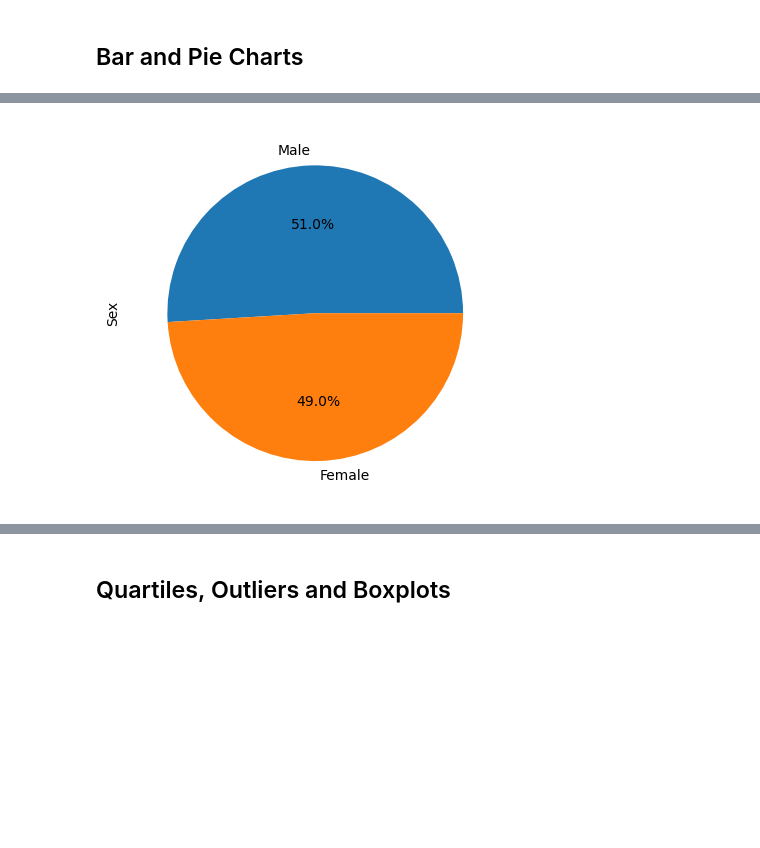
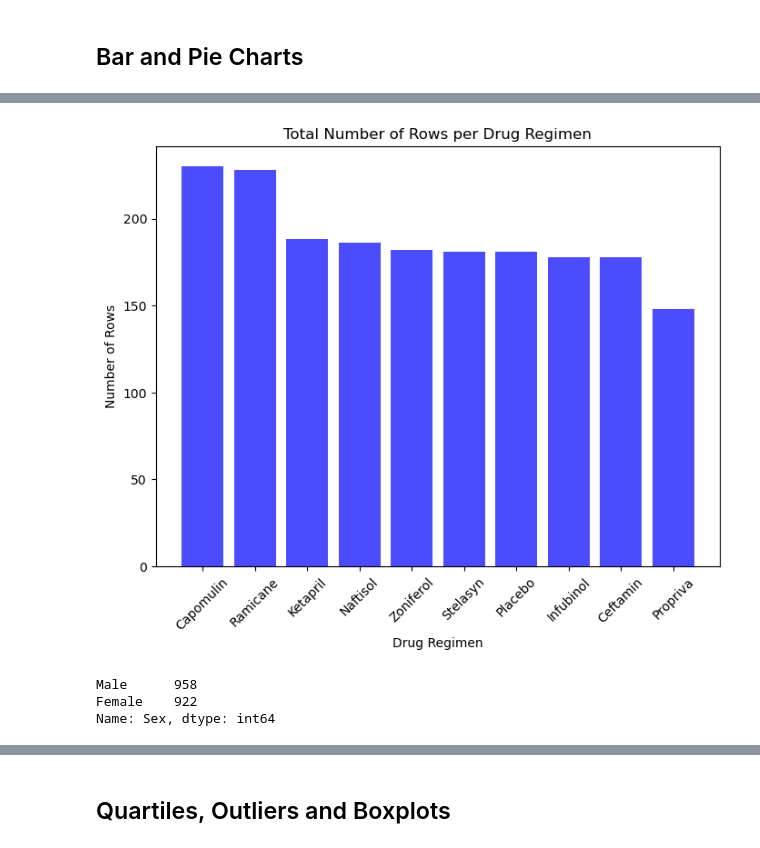
Before and after one commit to james-wadsworth/matplotlib-challenge, a Jupyter notebook: Starter_Code/Pymaceuticals/pymaceuticals_starter.ipynb, the cells around one changed output, grey strips where cells are left out. Drawn from its saved outputs; the diff is of its cells as text; code cells hidden in the pictures; blank space fills up the shorter version.

```diff
--- a/Starter_Code/Pymaceuticals/pymaceuticals_starter.ipynb
+++ b/Starter_Code/Pymaceuticals/pymaceuticals_starter.ipynb
@@ -155,4 +324,39 @@ len(results_df1["Mouse ID"].unique())
+# %%
+# Generate a bar plot showing the total number of rows (Mouse ID/Timepoints) for each drug regimen using pyplot.
+
+# Set up the parameters for the bar chart
+# Assuming your DataFrame is named results_df1 and "Drug Regimen" is the column of interest
+drug_regimen_counts = results_df1["Drug Regimen"].value_counts()
+
+# Extracting data for plotting
+# Create the x-axis by converting the index (drug regimen names) into a list
+drug_regimens = drug_regimen_counts.index.tolist()
+
+# Create the y-axis by converting the values of that .value_counts() into a list
+counts = drug_regimen_counts.values.tolist()
+# %%
+# Constrain the figure size
+plt.figure(figsize=(8, 6))
+
+# Plot using pyplot (plt.<...>)
+plt.bar(drug_regimens, counts, color='blue', alpha=0.7)
+
+# Adding labels and title
+plt.xlabel('Drug Regimen')
+plt.ylabel('Number of Rows')
+plt.title('Total Number of Rows per Drug Regimen')
+
+# Rotate x labels
+plt.xticks(rotation=45)
+plt.show()
+# %% [output]
+[figure, added]
 # %%
 # Generate a pie plot showing the distribution of female versus male mice using Pandas
+
+# As a first step, get value counts of each gender
+results_df1['Sex'].value_counts()
 # %% [output]
-[figure, removed]
+Male      958
+Female    922
+Name: Sex, dtype: int64
```
Also changed, not shown: parts of 36 cells of this notebook.
